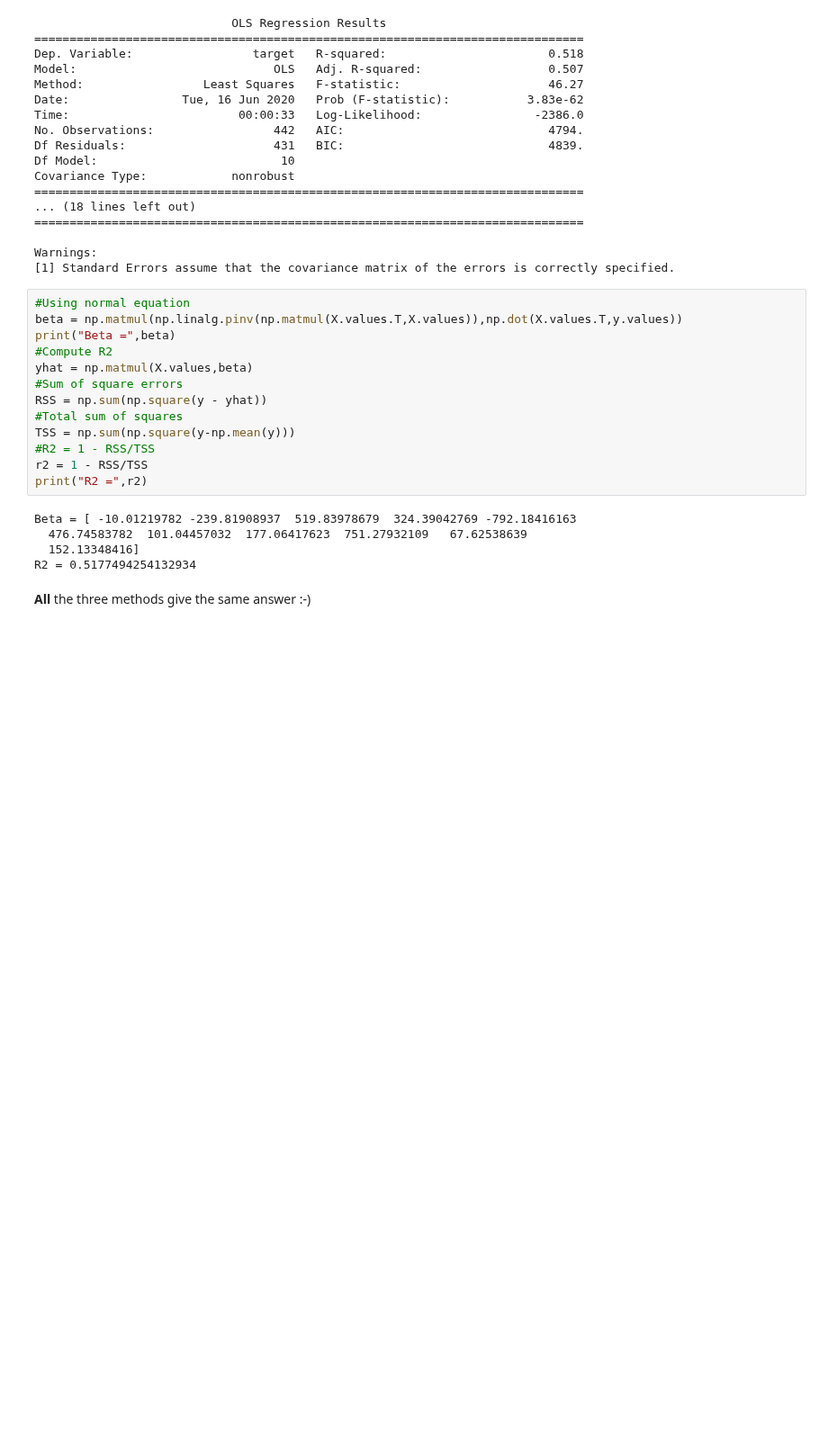
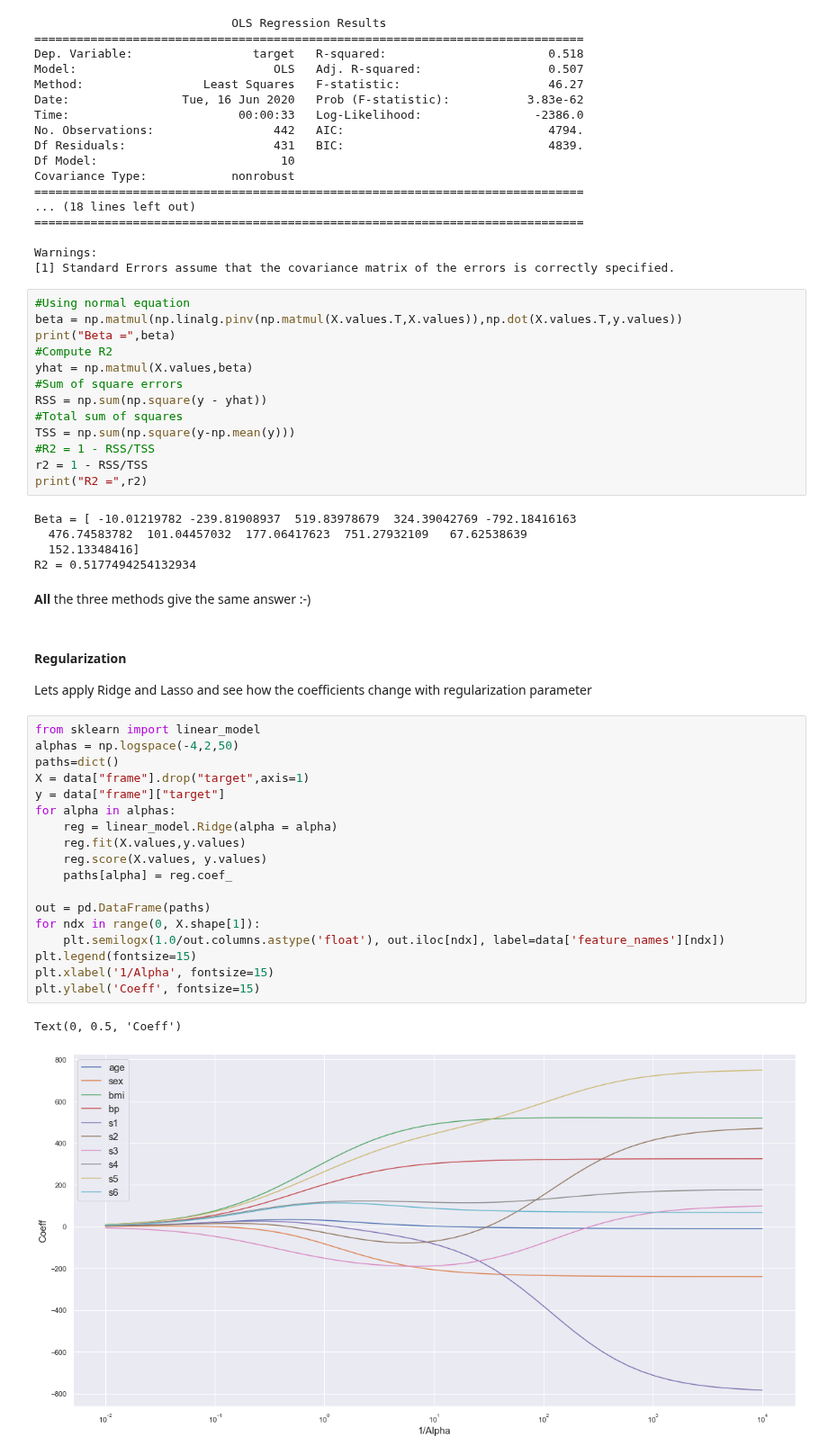
Before and after one commit to mchopraIITD/machinelearning, a Jupyter notebook: ml/src/Linear_regression.ipynb, the cells around one changed output. Shown at 90% size. Saved outputs shown, nothing was run; the diff lists cells and outputs as text; blank space fills up the shorter version.

Commit message:
Add Lasso and Ridge

```diff
--- a/ml/src/Linear_regression.ipynb
+++ b/ml/src/Linear_regression.ipynb
@@ -121,3 +121,27 @@ Beta = [ -10.01219782 -239.81908937  519.83978679  324.39042769 -792.18416163
 R2 = 0.5177494254132934
 # %% [markdown]
 **All** the three methods give the same answer :-)
+# %% [markdown]
+#### Regularization
+Lets apply Ridge and Lasso and see how the coefficients change with regularization parameter
+# %%
+from sklearn import linear_model
+alphas = np.logspace(-4,2,50)
+paths=dict()
+X = data["frame"].drop("target",axis=1)
+y = data["frame"]["target"]
+for alpha in alphas:
+    reg = linear_model.Ridge(alpha = alpha)
+    reg.fit(X.values,y.values)
+    reg.score(X.values, y.values)
+    paths[alpha] = reg.coef_
+
+out = pd.DataFrame(paths)
+for ndx in range(0, X.shape[1]):
+    plt.semilogx(1.0/out.columns.astype('float'), out.iloc[ndx], label=data['feature_names'][ndx])
+plt.legend(fontsize=15)
+plt.xlabel('1/Alpha', fontsize=15)
+plt.ylabel('Coeff', fontsize=15)
+# %% [output]
+Text(0, 0.5, 'Coeff')
+[figure, added]
```
Also changed, not shown: parts of 2 cells of this notebook.
